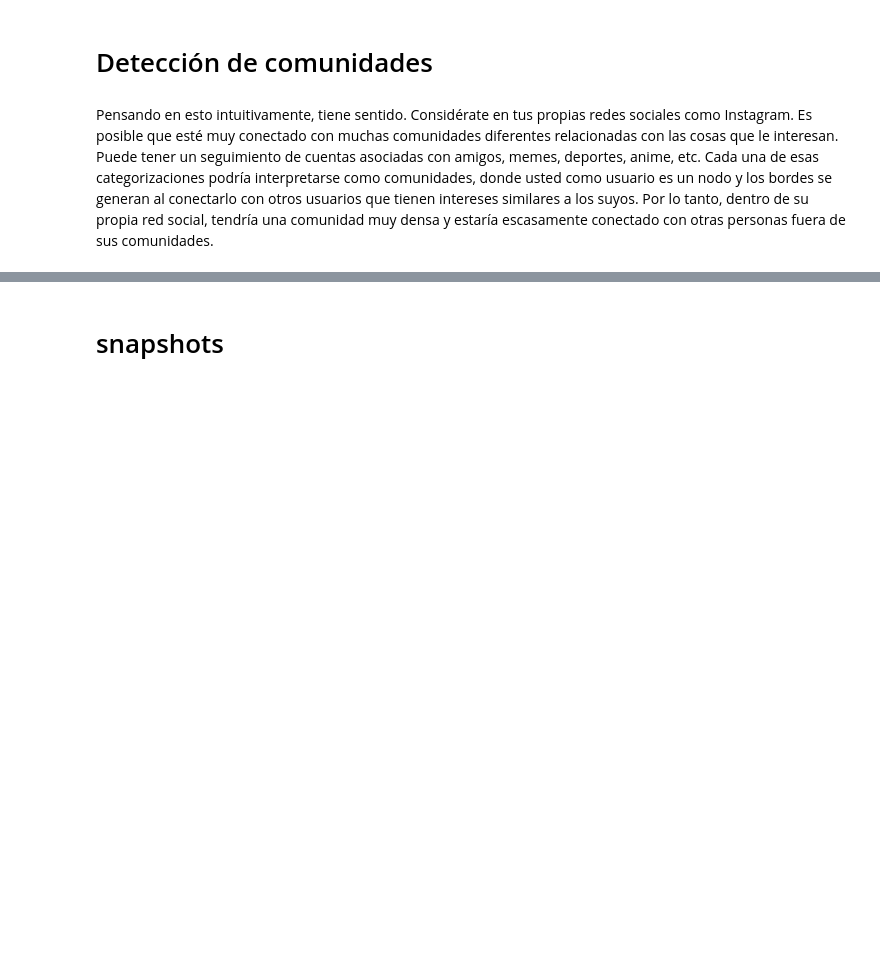
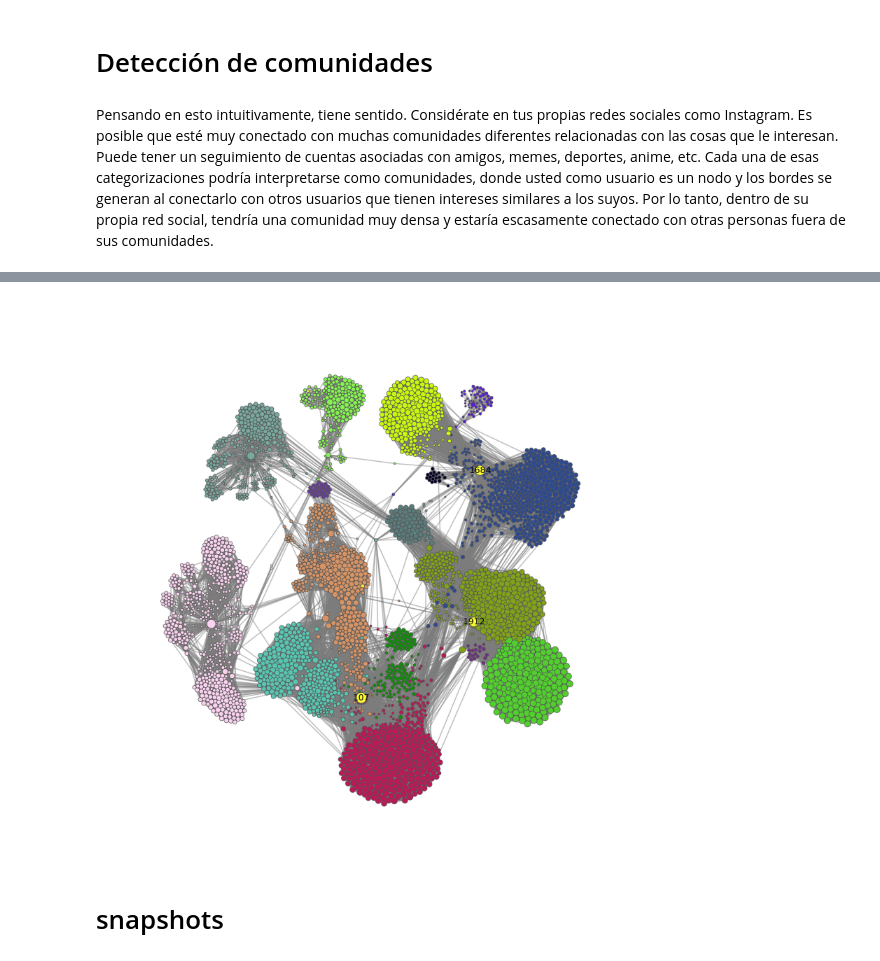
Before and after one commit to FernandoCarazoMelo/network-science, a Jupyter notebook: notebooks/02_FC_facebook_case_study.ipynb, the cells around one changed output, grey strips where cells are left out. Cells and saved outputs as stored; diff of their text form; code cells hidden in the pictures; blank space fills up the shorter version.

```diff
--- a/notebooks/02_FC_facebook_case_study.ipynb
+++ b/notebooks/02_FC_facebook_case_study.ipynb
@@ -216,0 +278,2 @@ Pensando en esto intuitivamente, tiene sentido. Considérate en tus propias rede
+# %%
+stylized_network, config = nf.visualize(G)
@@ -217,3 +308,12 @@ Pensando en esto intuitivamente, tiene sentido. Considérate en tus propias rede
+# %%
+fig, ax = nf.draw_netwulf(stylized_network, figsize=16,)
+nf.add_node_label(ax, stylized_network, 107)
+nf.add_node_label(ax, stylized_network, 1684)
+nf.add_node_label(ax, stylized_network, 1912)
+
+plt.show()
+# %% [output]
+[figure, added]
 # %% [markdown]
 # snapshots
 # %% [markdown]
```
Also changed, not shown: parts of 10 cells of this notebook.
